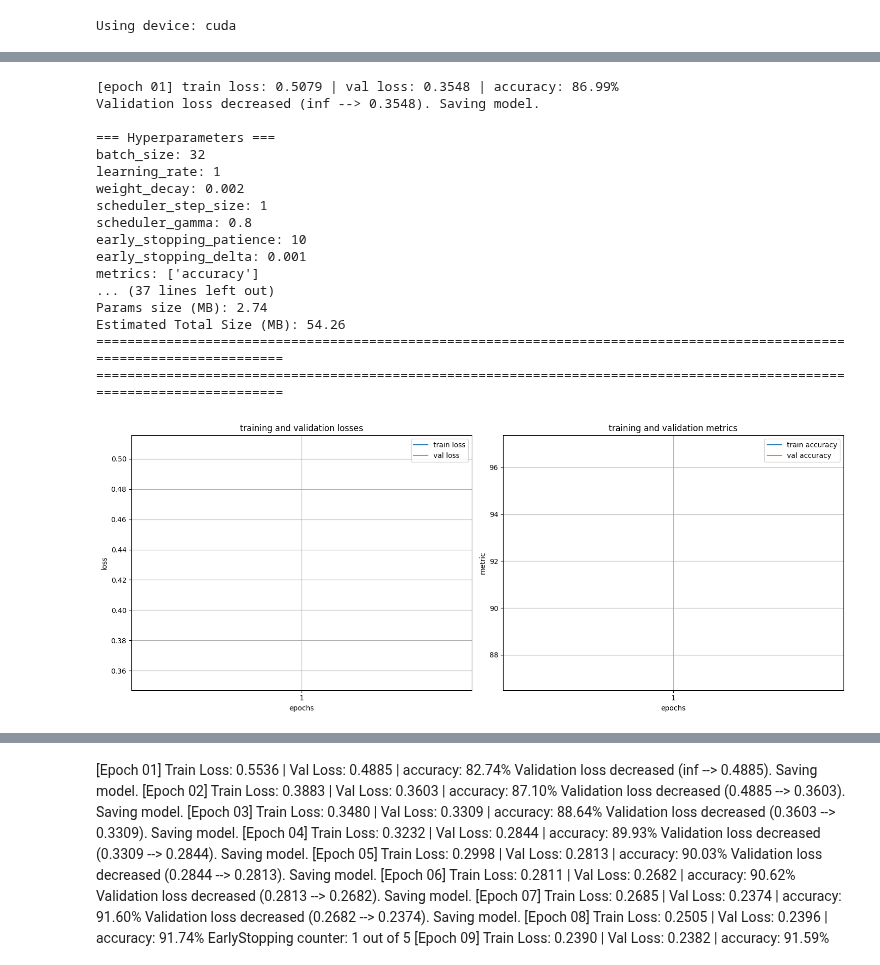
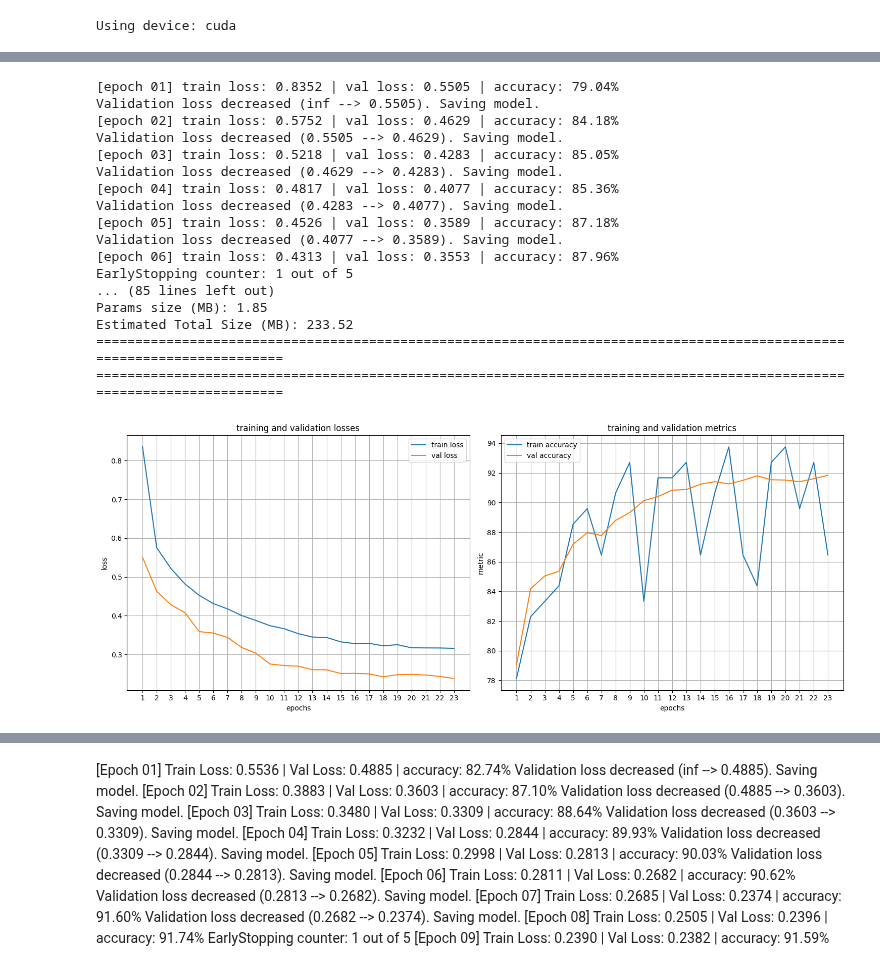
Before and after one commit to FutureGoose/OctaCycleCNN, a Jupyter notebook: exercises/w4/lek_functions_mnist.ipynb, the cells around one changed output, grey strips where cells are left out. Saved outputs shown, nothing was run; the diff lists cells and outputs as text; code cells hidden in the pictures.

```diff
--- a/exercises/w4/lek_functions_mnist.ipynb
+++ b/exercises/w4/lek_functions_mnist.ipynb
@@ -82,78 +381,80 @@ class Net(nn.Module):
 
         # fully connected layers
         self.flatten = nn.Flatten()
-        self.fc = nn.Linear(flattened_size, 128)
-        self.fc2 = nn.Linear(128, output_size)
+        self.fc = nn.Linear(flattened_size, 32)
+        self.fc2 = nn.Linear(32, 16)
+        self.fc3 = nn.Linear(16, output_size)
 
         self.relu = nn.ReLU()
-        self.dropout = nn.Dropout(0.3)
+        self.dropout1 = nn.Dropout(0.5)
         self.dropout2 = nn.Dropout(0.5)
 
     def forward(self, x):
         # conv1 + batch norm + pooling
-        x = self.relu(self.conv1(x))
+        x = self.bn1(self.relu(self.conv1(x)))
         # conv2 + batch norm + pooling
         x = self.pool(self.bn2(self.relu(self.conv2(x))))
         # conv3 + batch norm + pooling
         x = self.pool(self.bn3(self.relu(self.conv3(x))))
         # conv4 + batch norm + pooling
         x = self.pool(self.bn4(self.relu(self.conv4(x))))
-        x = self.dropout(x)
+        x = self.dropout1(x)
 
         # flatten and fully connected layer
         x = self.flatten(x)
         x = self.fc(self.relu(x))
         x = self.dropout2(x)
-        x = self.fc2(x)
+        x = self.fc2(self.relu(x))
+        x = self.fc3(x)
 
         return x
 
 # initialize model
 model = Net(input_size=28*28, output_size=10)
 # initialize optimizer
-optimizer = Adadelta(model.parameters(), lr=1, weight_decay=0.002)
+optimizer = Adadelta(model.parameters(), lr=0.5, weight_decay=0.01)
 # initialize scheduler
 scheduler = StepLR(optimizer, step_size=1, gamma=0.8)
 
 # initialize trainer
 trainer = ModelTrainer(
     model=model,
     device=device,
     loss_fn=nn.CrossEntropyLoss(),
     optimizer=optimizer,
     scheduler=scheduler,
-    batch_size=32,
+    batch_size=128,
     verbose=True,             # controls training progress logs
     verbose_details=True,     # controls hyperparameters and model summary logs
-    enable_logging=False,      # controls overall logging
-    save_metrics=False,        # controls saving of metrics visualization
-    early_stopping_patience=10,
-    early_stopping_delta=0.001,
+    enable_logging=True,      # controls overall logging
+    save_metrics=True,        # controls saving of metrics visualization
+    early_stopping_patience=5,
+    early_stopping_delta=0.005,
     metrics=[ModelTrainer.accuracy]
 )
 
 # train model
 trained_model = trainer.train(
     training_set=trainset,
     val_set=valset,
-    num_epochs=1
+    num_epochs=100
 )
 # %% [output]
-[epoch 01] train loss: 0.5079 | val loss: 0.3548 | accuracy: 86.99%
-Validation loss decreased (inf --> 0.3548). Saving model.
-
-=== Hyperparameters ===
-batch_size: 32
-learning_rate: 1
-weight_decay: 0.002
-scheduler_step_size: 1
-scheduler_gamma: 0.8
-early_stopping_patience: 10
-early_stopping_delta: 0.001
-metrics: ['accuracy']
-... (37 lines left out)
-Params size (MB): 2.74
-Estimated Total Size (MB): 54.26
+[epoch 01] train loss: 0.8352 | val loss: 0.5505 | accuracy: 79.04%
+Validation loss decreased (inf --> 0.5505). Saving model.
+[epoch 02] train loss: 0.5752 | val loss: 0.4629 | accuracy: 84.18%
+Validation loss decreased (0.5505 --> 0.4629). Saving model.
+[epoch 03] train loss: 0.5218 | val loss: 0.4283 | accuracy: 85.05%
+Validation loss decreased (0.4629 --> 0.4283). Saving model.
+[epoch 04] train loss: 0.4817 | val loss: 0.4077 | accuracy: 85.36%
+Validation loss decreased (0.4283 --> 0.4077). Saving model.
+[epoch 05] train loss: 0.4526 | val loss: 0.3589 | accuracy: 87.18%
+Validation loss decreased (0.4077 --> 0.3589). Saving model.
+[epoch 06] train loss: 0.4313 | val loss: 0.3553 | accuracy: 87.96%
+EarlyStopping counter: 1 out of 5
+... (85 lines left out)
+Params size (MB): 1.85
+Estimated Total Size (MB): 233.52
 ========================================================================================================================
 ========================================================================================================================
-[figure, old version]
+[figure, new version]
```
Also changed, not shown: parts of 7 cells of this notebook, 1 other file.
